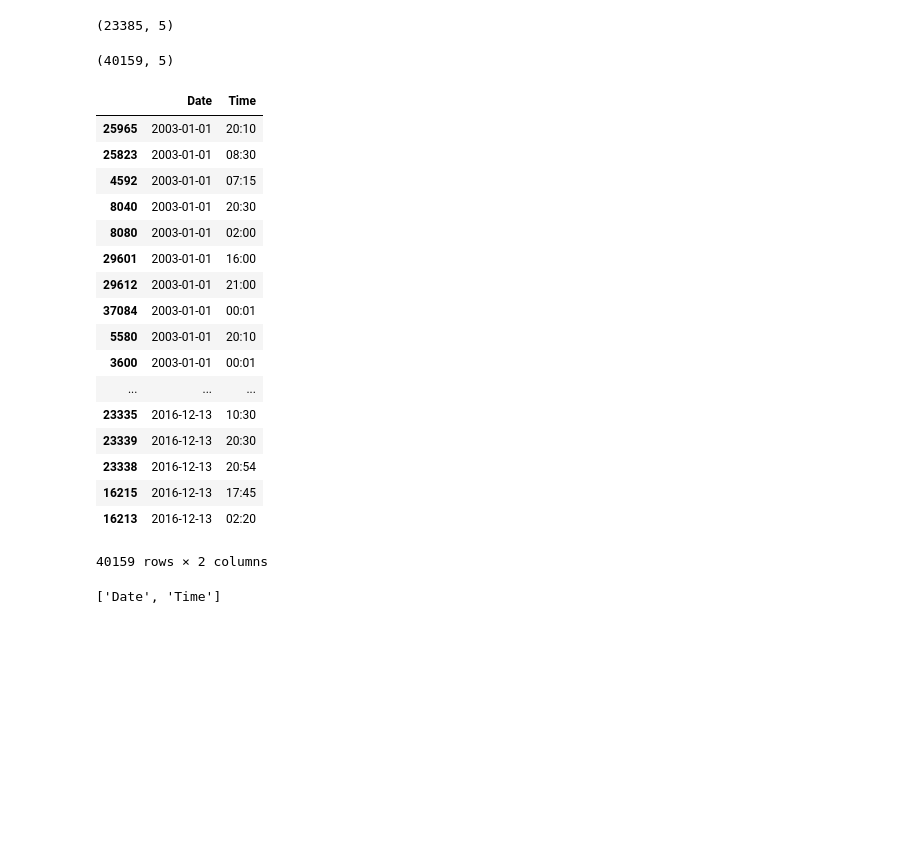
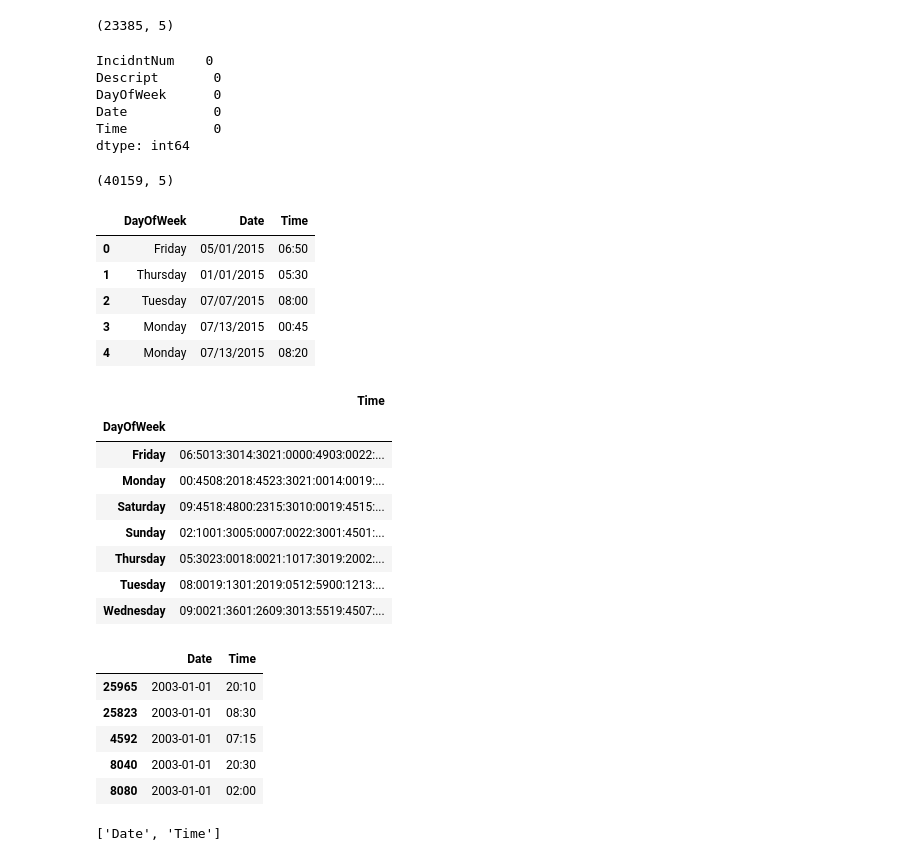
Before and after one commit to kfstieler/ds-sf-29, a Jupyter notebook: projects/final-projects/03-exploratory-analysis/Final_Project_SF_Code.ipynb, the cells around one changed output. Drawn from its saved outputs; the diff is of its cells as text; code cells hidden in the pictures; blank space fills up the shorter version.

```diff
--- a/projects/final-projects/03-exploratory-analysis/Final_Project_SF_Code.ipynb
+++ b/projects/final-projects/03-exploratory-analysis/Final_Project_SF_Code.ipynb
@@ -37,6 +37,15 @@ combo.shape
 (23385, 5)
 # %%
 combos = combo.append(dataIII, ignore_index=True)
+# %%
+pd.isnull(combos).sum()
+# %% [output]
+﻿IncidntNum    0
+Descript       0
+DayOfWeek      0
+Date           0
+Time           0
+dtype: int64
 # %%
 combos.shape
 # %% [output]
@@ -47,3 +56,27 @@ import datetime
 df = combos.drop('\ufeffIncidntNum', axis=1)
 # %%
 dfII = df.drop('Descript', axis=1)
+# %%
+dfII.head()
+# %% [output]
+|  | DayOfWeek | Date | Time |
+| 0 | Friday | 05/01/2015 | 06:50 |
+| 1 | Thursday | 01/01/2015 | 05:30 |
+| 2 | Tuesday | 07/07/2015 | 08:00 |
+| 3 | Monday | 07/13/2015 | 00:45 |
+| 4 | Monday | 07/13/2015 | 08:20 |
+# %%
+dfII['Date'] = pd.to_datetime(combos.Date)
+dfII = dfII.set_index('Date')
+# %%
+dfII.groupby("DayOfWeek").sum()
+# %% [output]
+|  | Time |
+| DayOfWeek |  |
+| Friday | 06:5013:3014:3021:0000:4903:0022:... |
+| Monday | 00:4508:2018:4523:3021:0014:0019:... |
+| Saturday | 09:4518:4800:2315:3010:0019:4515:... |
+| Sunday | 02:1001:3005:0007:0022:3001:4501:... |
+| Thursday | 05:3023:0018:0021:1017:3019:2002:... |
+| Tuesday | 08:0019:1301:2019:0512:5900:1213:... |
+| Wednesday | 09:0021:3601:2609:3013:5519:4507:... |
@@ -54,24 +87,12 @@ dfcount = dfII.drop('DayOfWeek', axis=1)
 # %%
-dfcount.sort("Date")
+dfcount.sort_values("Date").head()
 # %% [output]
 |  | Date | Time |
 | 25965 | 2003-01-01 | 20:10 |
 | 25823 | 2003-01-01 | 08:30 |
 | 4592 | 2003-01-01 | 07:15 |
 | 8040 | 2003-01-01 | 20:30 |
 | 8080 | 2003-01-01 | 02:00 |
-| 29601 | 2003-01-01 | 16:00 |
-| 29612 | 2003-01-01 | 21:00 |
-| 37084 | 2003-01-01 | 00:01 |
-| 5580 | 2003-01-01 | 20:10 |
-| 3600 | 2003-01-01 | 00:01 |
-| ... | ... | ... |
-| 23335 | 2016-12-13 | 10:30 |
-| 23339 | 2016-12-13 | 20:30 |
-| 23338 | 2016-12-13 | 20:54 |
-| 16215 | 2016-12-13 | 17:45 |
-| 16213 | 2016-12-13 | 02:20 |
-40159 rows × 2 columns
 # %%
 cols = dfcount.columns.tolist()
 cols
```
Also changed, not shown: parts of 11 cells of this notebook.
